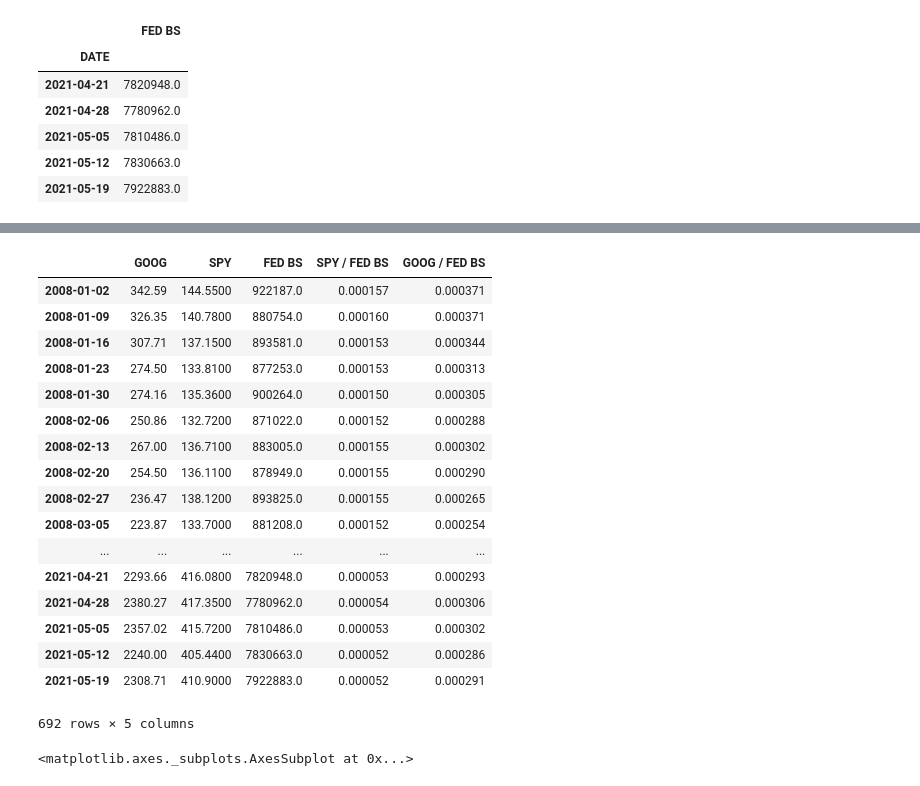
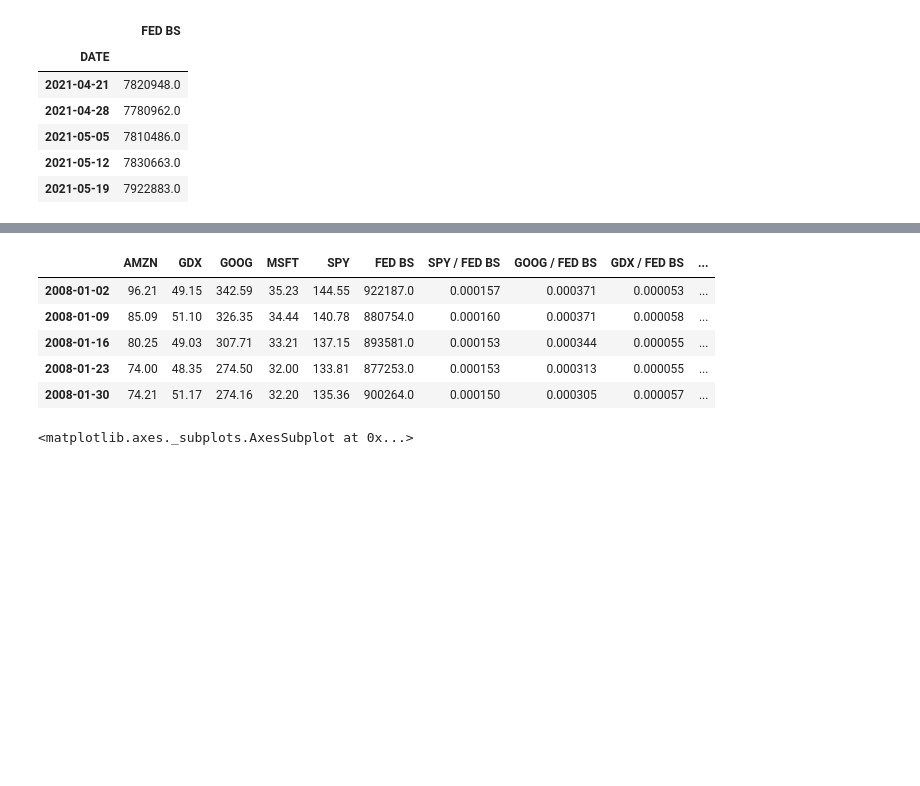
Before and after one commit to HeimmerTime/Project_1, a Jupyter notebook: Master_EDA.ipynb, the cells around one changed output, grey strips where cells are left out. Saved outputs shown, nothing was run; the diff lists cells and outputs as text; code cells hidden in the pictures; blank space fills up the shorter version.

```diff
--- a/Master_EDA.ipynb
+++ b/Master_EDA.ipynb
@@ -203,7 +220,7 @@ start_date3 = pd.Timestamp("2011-06-01", tz="America/New_York").isoformat()
 end_date3 = pd.Timestamp("2014-05-31", tz="America/New_York").isoformat()
 
 # Set the ticker information
-tickers3 = ["SPY","GOOG"]
+tickers3 = ["SPY","GOOG","GDX", "AMZN", "MSFT"]
 
 # Get 3 year's worth of historical price data for SPY
 df_ticker3 = api.get_barset(
@@ -234,7 +252,7 @@ start_date4 = pd.Timestamp("2014-06-01", tz="America/New_York").isoformat()
 end_date4 = pd.Timestamp("2017-05-31", tz="America/New_York").isoformat()
 
 # Set the ticker information
-tickers4 = ["SPY","GOOG"]
+tickers4 = ["SPY","GOOG","GDX", "AMZN", "MSFT"]
 
 # Get 3 year's worth of historical price data for SPY
 df_ticker4 = api.get_barset(
@@ -265,7 +284,7 @@ start_date5 = pd.Timestamp("2017-06-01", tz="America/New_York").isoformat()
 end_date5 = pd.Timestamp("2021-05-25", tz="America/New_York").isoformat()
 
 # Set the ticker information
-tickers5 = ["SPY","GOOG"]
+tickers5 = ["SPY","GOOG","GDX", "AMZN", "MSFT"]
 
 # Get 3 year's worth of historical price data for SPY
 df_ticker5 = api.get_barset(
@@ -304,7 +325,10 @@ df_ticker_total.head()
 #Fetch the closing prices of SPY and GOOG
 #df_closing_prices = pd.concat(df_ticker_total["SPY"]["close"], df_ticker_total["GOOG"]["close"])
 
-dict_data = {'SPY':df_ticker_total["SPY"]["close"],'GOOG':df_ticker_total["GOOG"]["close"]}
+dict_data = {'SPY':df_ticker_total["SPY"]["close"],'GOOG':df_ticker_total["GOOG"]["close"],
+             'GDX':df_ticker_total["GDX"]["close"],'AMZN':df_ticker_total["AMZN"]["close"]
+            ,'MSFT':df_ticker_total["MSFT"]["close"]
+            }
 df_closing_prices = pd.concat(dict_data, axis = 1)
 
 #Drop the time component of the date
@@ -376,26 +400,18 @@ df2.head(20)
 # %%
 df2['SPY / FED BS'] = df2['SPY']/df2['FED BS']
 df2['GOOG / FED BS'] = df2['GOOG']/df2['FED BS']
-df2
+df2['GDX / FED BS'] = df2['GDX']/df2['FED BS']
+df2['AMZN / FED BS'] = df2['AMZN']/df2['FED BS']
+df2['MSFT / FED BS'] = df2['MSFT']/df2['FED BS']
+
+df2.head()
 # %% [output]
-|  | GOOG | SPY | FED BS | SPY / FED BS | GOOG / FED BS |
-| 2008-01-02 | 342.59 | 144.5500 | 922187.0 | 0.000157 | 0.000371 |
-| 2008-01-09 | 326.35 | 140.7800 | 880754.0 | 0.000160 | 0.000371 |
-| 2008-01-16 | 307.71 | 137.1500 | 893581.0 | 0.000153 | 0.000344 |
-| 2008-01-23 | 274.50 | 133.8100 | 877253.0 | 0.000153 | 0.000313 |
-| 2008-01-30 | 274.16 | 135.3600 | 900264.0 | 0.000150 | 0.000305 |
-| 2008-02-06 | 250.86 | 132.7200 | 871022.0 | 0.000152 | 0.000288 |
-| 2008-02-13 | 267.00 | 136.7100 | 883005.0 | 0.000155 | 0.000302 |
-| 2008-02-20 | 254.50 | 136.1100 | 878949.0 | 0.000155 | 0.000290 |
-| 2008-02-27 | 236.47 | 138.1200 | 893825.0 | 0.000155 | 0.000265 |
-| 2008-03-05 | 223.87 | 133.7000 | 881208.0 | 0.000152 | 0.000254 |
-| ... | ... | ... | ... | ... | ... |
-| 2021-04-21 | 2293.66 | 416.0800 | 7820948.0 | 0.000053 | 0.000293 |
-| 2021-04-28 | 2380.27 | 417.3500 | 7780962.0 | 0.000054 | 0.000306 |
-| 2021-05-05 | 2357.02 | 415.7200 | 7810486.0 | 0.000053 | 0.000302 |
-| 2021-05-12 | 2240.00 | 405.4400 | 7830663.0 | 0.000052 | 0.000286 |
-| 2021-05-19 | 2308.71 | 410.9000 | 7922883.0 | 0.000052 | 0.000291 |
+|  | AMZN | GDX | GOOG | MSFT | SPY | FED BS | SPY / FED BS | GOOG / FED BS | GDX / FED BS | ... |
+| 2008-01-02 | 96.21 | 49.15 | 342.59 | 35.23 | 144.55 | 922187.0 | 0.000157 | 0.000371 | 0.000053 | ... |
+| 2008-01-09 | 85.09 | 51.10 | 326.35 | 34.44 | 140.78 | 880754.0 | 0.000160 | 0.000371 | 0.000058 | ... |
+| 2008-01-16 | 80.25 | 49.03 | 307.71 | 33.21 | 137.15 | 893581.0 | 0.000153 | 0.000344 | 0.000055 | ... |
+| 2008-01-23 | 74.00 | 48.35 | 274.50 | 32.00 | 133.81 | 877253.0 | 0.000153 | 0.000313 | 0.000055 | ... |
+| 2008-01-30 | 74.21 | 51.17 | 274.16 | 32.20 | 135.36 | 900264.0 | 0.000150 | 0.000305 | 0.000057 | ... |
-692 rows × 5 columns
 # %%
 df2['SPY / FED BS'].plot.line()
 # %% [output]
```
Also changed, not shown: parts of 37 cells of this notebook, 5 other files.
